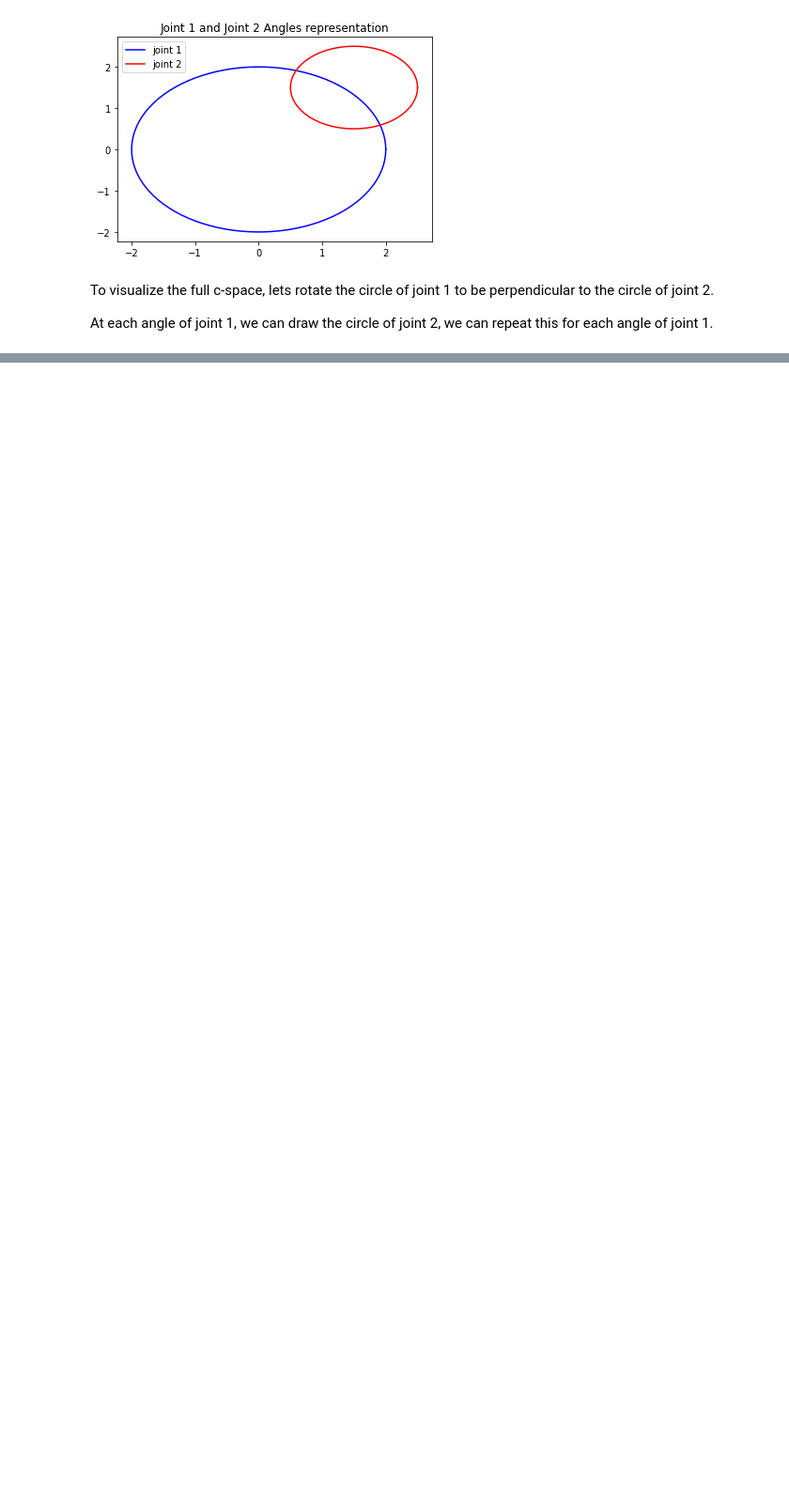
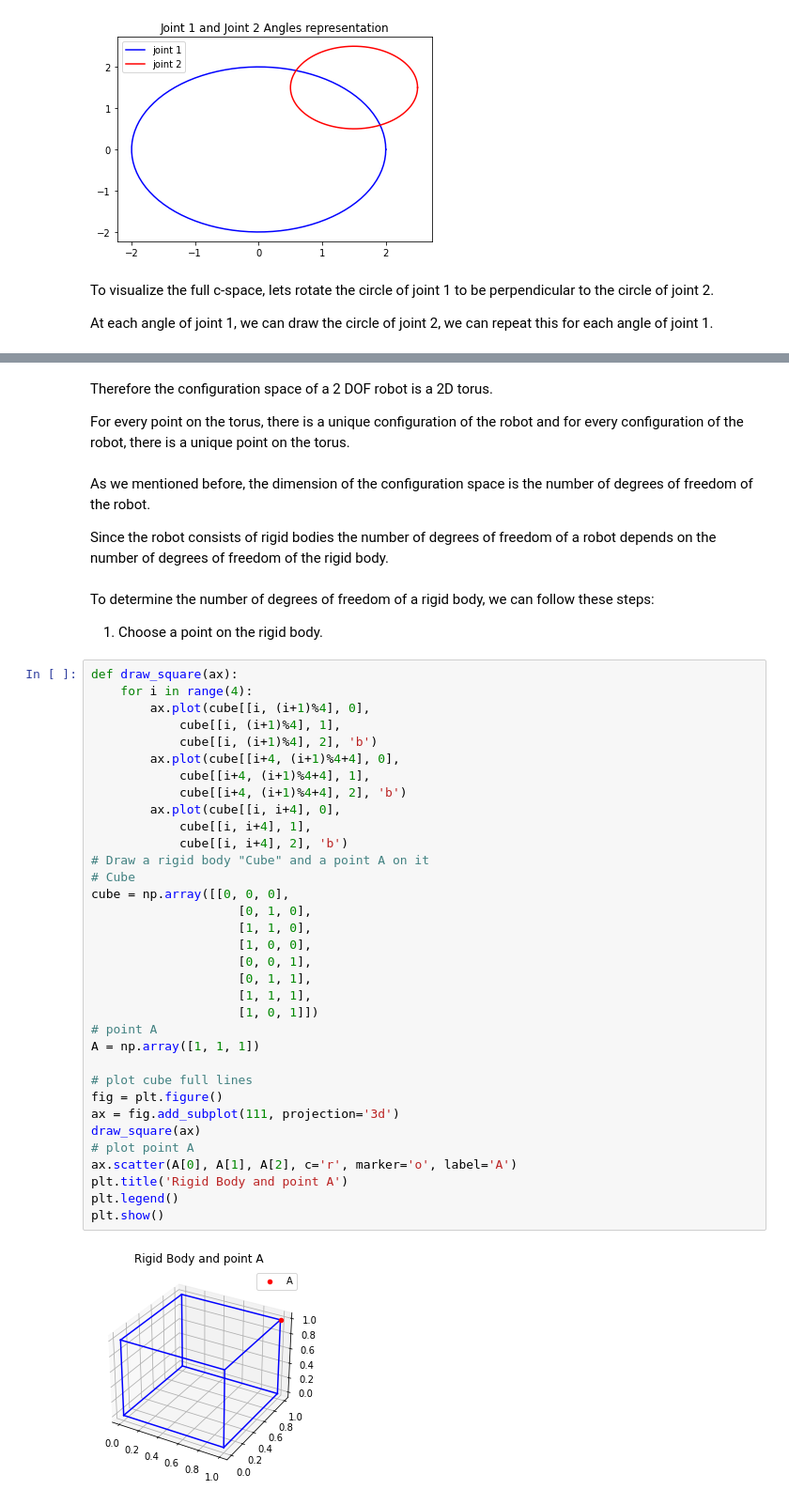
Before and after one commit to AlrIsmail/robotics_fundamentals, a Jupyter notebook: foundation_robot_motion.ipynb, the cells around one changed output, grey strips where cells are left out. Shown at 94% size. Saved outputs shown, nothing was run; the diff lists cells and outputs as text; blank space fills up the shorter version.

Commit message:
doc : updating dof of rigid bodies

```diff
--- a/foundation_robot_motion.ipynb
+++ b/foundation_robot_motion.ipynb
@@ -76,3 +75,51 @@ plt.title('C-Space of Joint 1 and Joint 2')
 plt.show()
 # %% [output]
 [figure]
+# %% [markdown]
+Therefore the configuration space of a 2 DOF robot is a 2D torus.
+
+For every point on the torus, there is a unique configuration of the robot and for every configuration of the robot, there is a unique point on the torus.
+# %% [markdown]
+As we mentioned before, the dimension of the configuration space is the number of degrees of freedom of the robot.
+
+Since the robot consists of rigid bodies the number of degrees of freedom of a robot depends on the number of degrees of freedom of the rigid body.
+# %% [markdown]
+To determine the number of degrees of freedom of a rigid body, we can follow these steps:
+
+1. Choose a point on the rigid body.
+# %%
+def draw_square(ax):
+    for i in range(4):
+        ax.plot(cube[[i, (i+1)%4], 0],
+            cube[[i, (i+1)%4], 1],
+            cube[[i, (i+1)%4], 2], 'b')
+        ax.plot(cube[[i+4, (i+1)%4+4], 0],
+            cube[[i+4, (i+1)%4+4], 1],
+            cube[[i+4, (i+1)%4+4], 2], 'b')
+        ax.plot(cube[[i, i+4], 0],
+            cube[[i, i+4], 1],
+            cube[[i, i+4], 2], 'b')
+# Draw a rigid body "Cube" and a point A on it
+# Cube
+cube = np.array([[0, 0, 0],
+                    [0, 1, 0],
+                    [1, 1, 0],
+                    [1, 0, 0],
+                    [0, 0, 1],
+                    [0, 1, 1],
+                    [1, 1, 1],
+                    [1, 0, 1]])
+# point A
+A = np.array([1, 1, 1])
+
+# plot cube full lines
+fig = plt.figure()
+ax = fig.add_subplot(111, projection='3d')
+draw_square(ax)
+# plot point A
+ax.scatter(A[0], A[1], A[2], c='r', marker='o', label='A')
+plt.title('Rigid Body and point A')
+plt.legend()
+plt.show()
+# %% [output]
+[figure, added]
```
Also changed, not shown: parts of 13 cells of this notebook, 1 other file.
